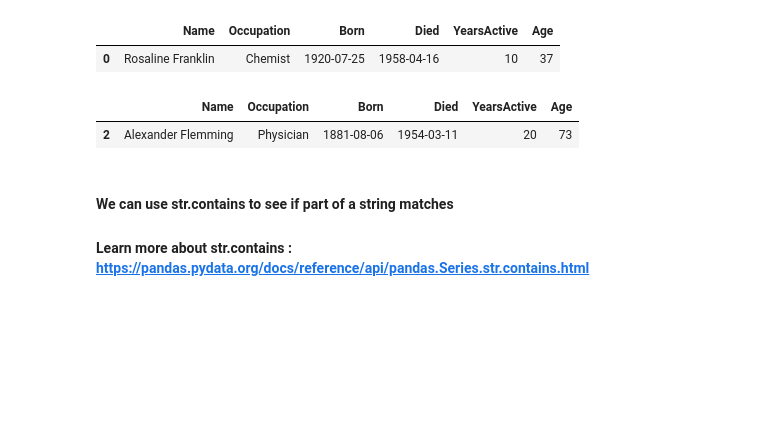
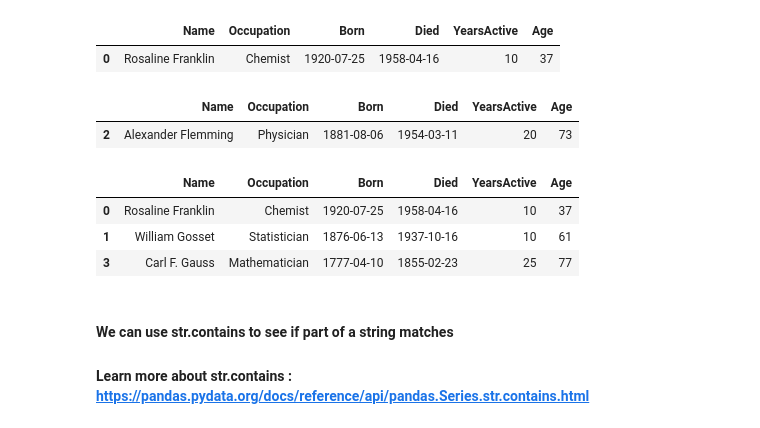
Before and after one commit to mosleh-exeter/BEM1025, a Jupyter notebook: Lecture/03-Lecture03-Data-Structures-in-Pandas.ipynb, the cells around one changed output. Cells and saved outputs as stored; diff of their text form; code cells hidden in the pictures; blank space fills up the shorter version.

```diff
--- a/Lecture/03-Lecture03-Data-Structures-in-Pandas.ipynb
+++ b/Lecture/03-Lecture03-Data-Structures-in-Pandas.ipynb
@@ -185,6 +187,14 @@ DataFrameOfScientists[DataFrameOfScientists['Name']=='Alexander Flemming']
 # %% [output]
 |  | Name | Occupation | Born | Died | YearsActive | Age |
 | 2 | Alexander Flemming | Physician | 1881-08-06 | 1954-03-11 | 20 | 73 |
+# %%
+# filter to select those named is not Alexander Flemming
+DataFrameOfScientists[DataFrameOfScientists['Name']!='Alexander Flemming']
+# %% [output]
+|  | Name | Occupation | Born | Died | YearsActive | Age |
+| 0 | Rosaline Franklin | Chemist | 1920-07-25 | 1958-04-16 | 10 | 37 |
+| 1 | William Gosset | Statistician | 1876-06-13 | 1937-10-16 | 10 | 61 |
+| 3 | Carl F. Gauss | Mathematician | 1777-04-10 | 1855-02-23 | 25 | 77 |
 # %% [markdown]
 #### We can use str.contains to see if part of a string matches
 #### Learn more about str.contains : https://pandas.pydata.org/docs/reference/api/pandas.Series.str.contains.html
```
Also changed, not shown: parts of 8 cells of this notebook.
